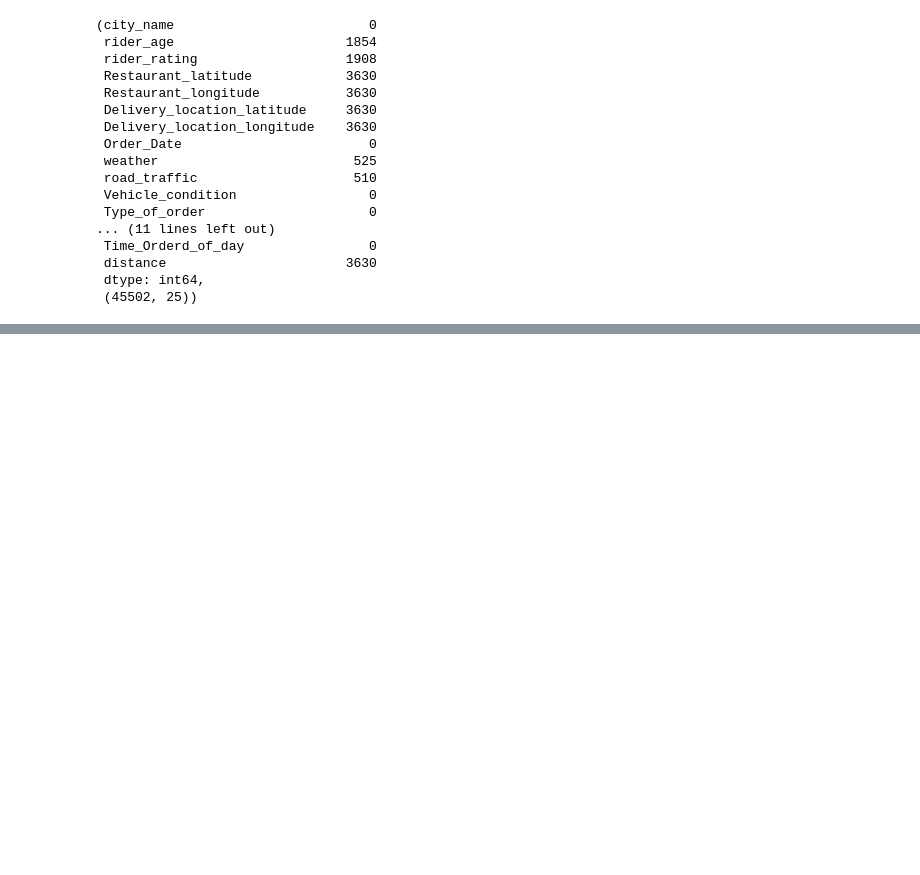
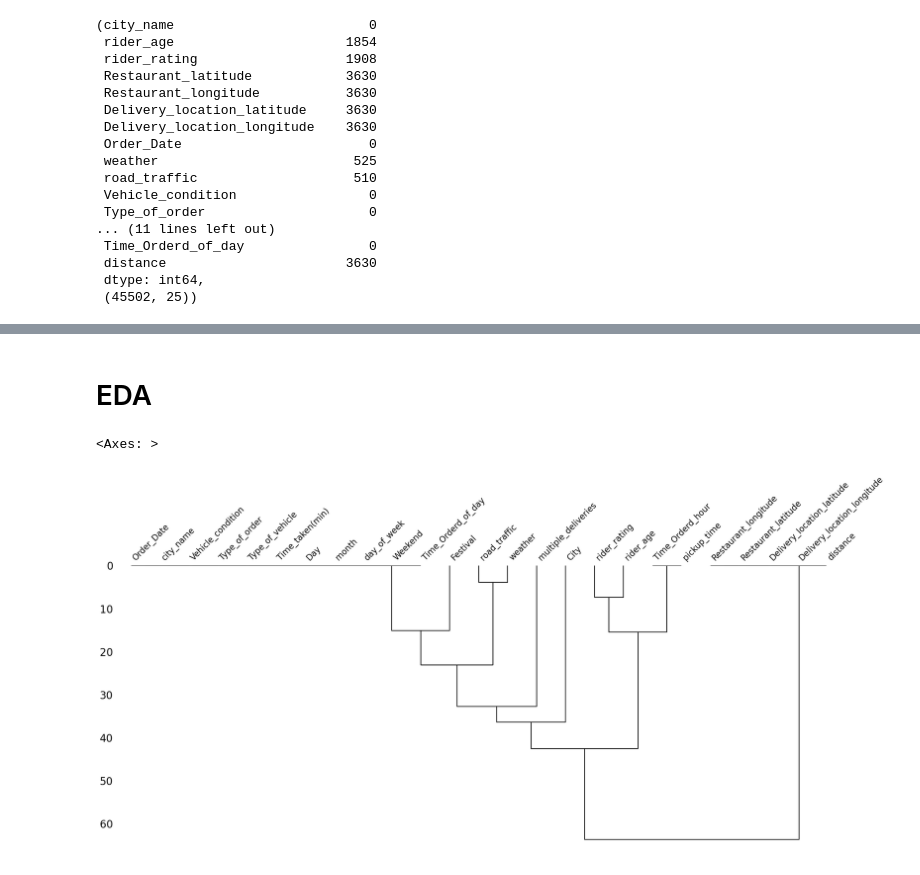
Before and after one commit to rabin20-04/delivery_time_prediction, a Jupyter notebook: delivery_t_pred.ipynb, the cells around one changed output, grey strips where cells are left out. Saved outputs shown, nothing was run; the diff lists cells and outputs as text; code cells hidden in the pictures; blank space fills up the shorter version.

```diff
--- a/delivery_t_pred.ipynb
+++ b/delivery_t_pred.ipynb
@@ -1073,0 +1177,7 @@ datas.isna().sum(),datas.shape
+# %% [markdown]
+# EDA
+# %%
+msno.dendrogram(eda_df)
+# %% [output]
+<Axes: >
+[figure, added]
```
Also changed, not shown: parts of 10 cells of this notebook, 1 other file.
